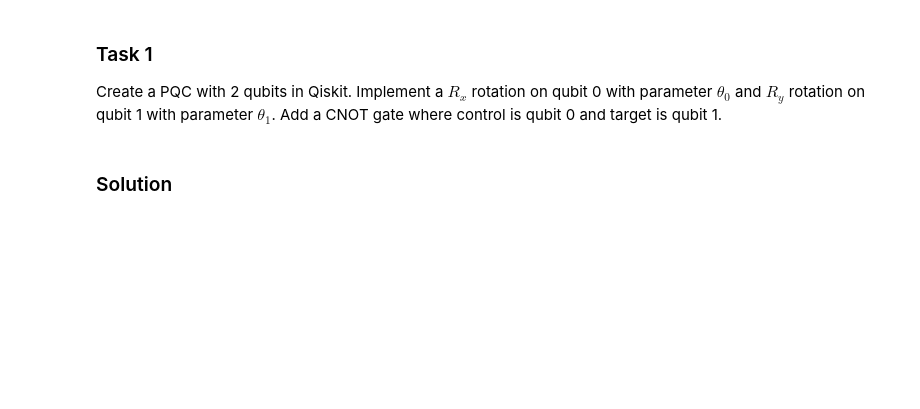
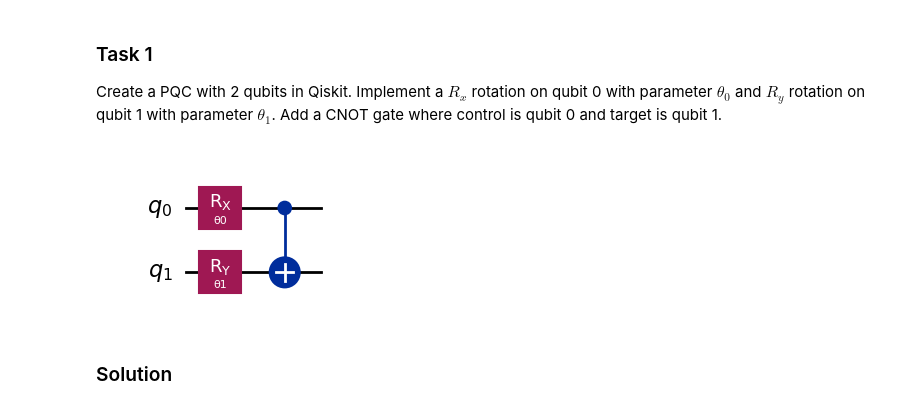
Before and after one commit to james-lucius/qureca_ADEQUATE, a Jupyter notebook: M6_111_01_variational_quantum_algorithms_coding.ipynb, the cells around one changed output. Saved outputs shown, nothing was run; the diff lists cells and outputs as text; code cells hidden in the pictures; blank space fills up the shorter version.

```diff
--- a/M6_111_01_variational_quantum_algorithms_coding.ipynb
+++ b/M6_111_01_variational_quantum_algorithms_coding.ipynb
@@ -56,17 +61,24 @@ Create a PQC with 2 qubits in Qiskit. Implement a $R_x$ rotation on qubit 0 with
 # %%
 from qiskit import  QuantumCircuit
 from qiskit_aer import AerSimulator
 from qiskit.circuit import Parameter
 import numpy as np
 
 # Define parameters for the PQC
 theta_0 = Parameter('θ0')
 theta_1 = Parameter('θ1')
 
 ### Your code here
+qc = QuantumCircuit(2)
+
+qc.rx(theta_0, 0)
+qc.ry(theta_1, 1)
+qc.cx(0, 1)
 
 # Visualize the quantum circuit
 qc.draw(output="mpl")
+# %% [output]
+[figure, added]
 # %% [markdown]
 ### Solution
 # %%
```
Also changed, not shown: parts of 11 cells of this notebook.
